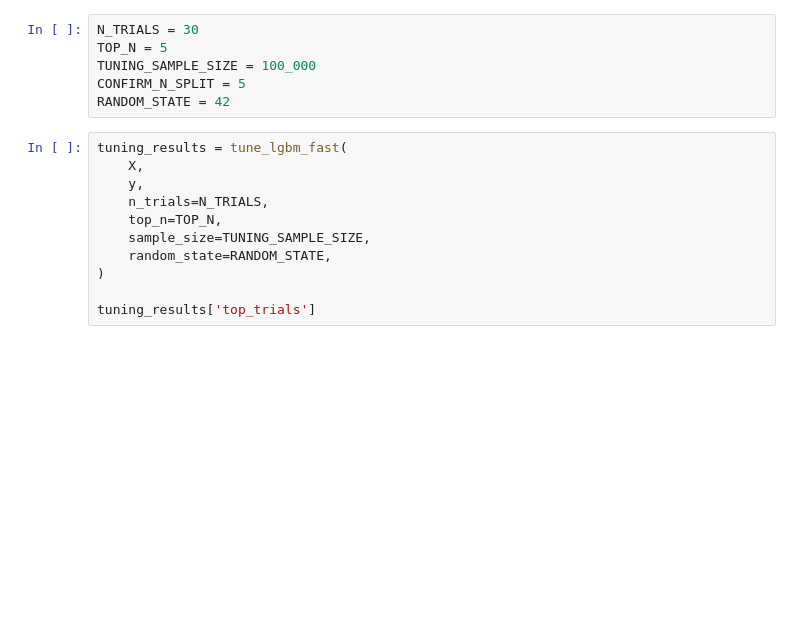
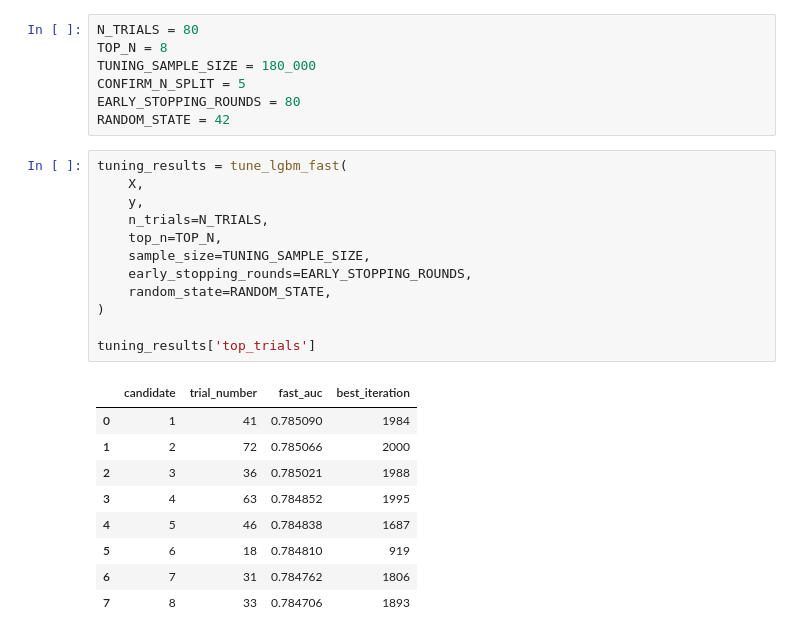
Before and after one commit to RY60XZ/home_credit, a Jupyter notebook: notebook/tuning.ipynb, the cells around one changed output. Drawn from its saved outputs; the diff is of its cells as text; blank space fills up the shorter version.

Commit message:
feat: better tuning

```diff
--- a/notebook/tuning.ipynb
+++ b/notebook/tuning.ipynb
@@ -24,20 +24,32 @@ The autoreload extension is already loaded. To reload it, use:
 # %%
-N_TRIALS = 30
-TOP_N = 5
-TUNING_SAMPLE_SIZE = 100_000
+N_TRIALS = 80
+TOP_N = 8
+TUNING_SAMPLE_SIZE = 180_000
 CONFIRM_N_SPLIT = 5
+EARLY_STOPPING_ROUNDS = 80
 RANDOM_STATE = 42
 # %%
 tuning_results = tune_lgbm_fast(
     X,
     y,
     n_trials=N_TRIALS,
     top_n=TOP_N,
     sample_size=TUNING_SAMPLE_SIZE,
+    early_stopping_rounds=EARLY_STOPPING_ROUNDS,
     random_state=RANDOM_STATE,
 )
 
 tuning_results['top_trials']
+# %% [output]
+|  | candidate | trial_number | fast_auc | best_iteration |
+| 0 | 1 | 41 | 0.785090 | 1984 |
+| 1 | 2 | 72 | 0.785066 | 2000 |
+| 2 | 3 | 36 | 0.785021 | 1988 |
+| 3 | 4 | 63 | 0.784852 | 1995 |
+| 4 | 5 | 46 | 0.784838 | 1687 |
+| 5 | 6 | 18 | 0.784810 | 919 |
+| 6 | 7 | 31 | 0.784762 | 1806 |
+| 7 | 8 | 33 | 0.784706 | 1893 |
 # %%
 candidate_cv_table, candidate_cv_results = confirm_lgbm_candidates_cv(
     X,
```
Also changed, not shown: parts of 4 cells of this notebook, 3 other files.
